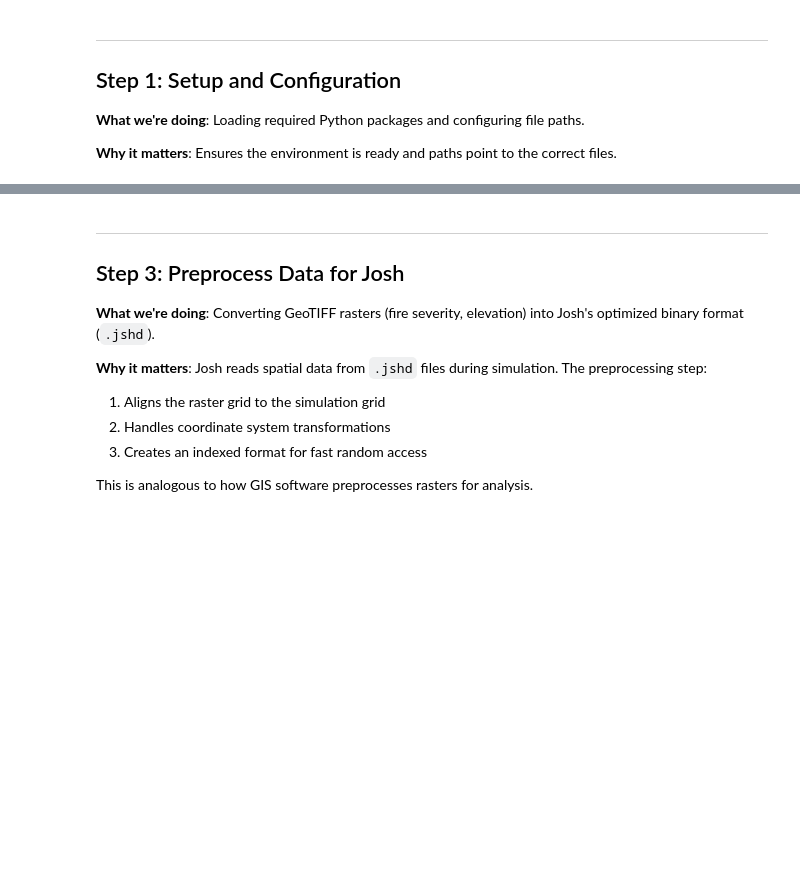
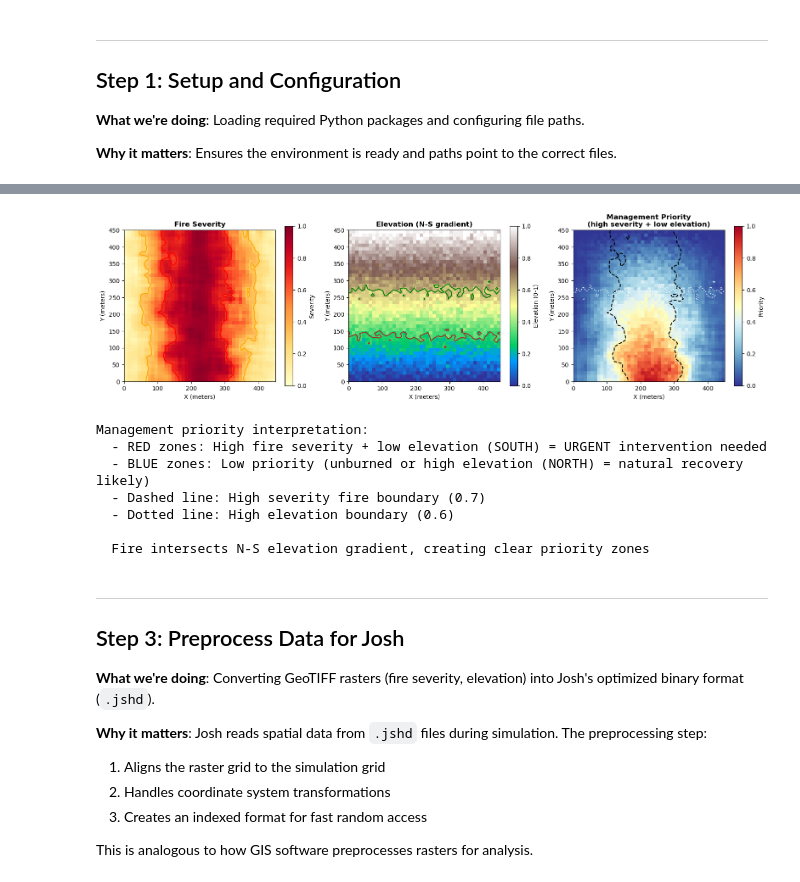
Before and after one commit to SchmidtDSE/josh-toolbox-demo, a Jupyter notebook: demo_workflow.ipynb, the cells around one changed output, grey strips where cells are left out. Cells and saved outputs as stored; diff of their text form; code cells hidden in the pictures; blank space fills up the shorter version.

```diff
--- a/demo_workflow.ipynb
+++ b/demo_workflow.ipynb
@@ -447,45 +575,53 @@ ax.set_title('Fire Severity', fontsize=12, fontweight='bold')
 ax.set_xlabel('X (meters)')
 ax.set_ylabel('Y (meters)')
 plt.colorbar(im, ax=ax, shrink=0.8, label='Severity')
 
-# Panel 2: Elevation (0-100% scale)
+# Panel 2: Elevation (0-1 ratio, N-S gradient)
 ax = axes[1]
-im = ax.imshow(elevation, cmap='terrain', vmin=0, vmax=100, origin='lower',
+im = ax.imshow(elevation, cmap='terrain', vmin=0, vmax=1, origin='lower',
                extent=[X_LOW, X_HIGH, Y_LOW, Y_HIGH])
 ax.contour(np.linspace(X_LOW, X_HIGH, N_COLS), np.linspace(Y_LOW, Y_HIGH, N_ROWS),
-           elevation, levels=[30, 60], colors=['brown', 'green'], linewidths=1.5)
-ax.set_title('Elevation', fontsize=12, fontweight='bold')
+           elevation, levels=[0.3, 0.6], colors=['brown', 'green'], linewidths=1.5)
+ax.set_title('Elevation (N-S gradient)', fontsize=12, fontweight='bold')
 ax.set_xlabel('X (meters)')
 ax.set_ylabel('Y (meters)')
-plt.colorbar(im, ax=ax, shrink=0.8, label='Elevation (%)')
+plt.colorbar(im, ax=ax, shrink=0.8, label='Elevation (0-1)')
 
 # Panel 3: Management Priority (fire severity * inverse elevation)
 # High priority = high severity AND low elevation
 # This is where invasives will take over without intervention
-# Scale elevation to 0-1 for calculation
-elevation_01 = elevation / 100
-management_priority = fire_severity * (1 - elevation_01)
+management_priority = fire_severity * (1 - elevation)
 ax = axes[2]
 im = ax.imshow(management_priority, cmap='RdYlBu_r', vmin=0, vmax=1, origin='lower',
                extent=[X_LOW, X_HIGH, Y_LOW, Y_HIGH])
 ax.contour(np.linspace(X_LOW, X_HIGH, N_COLS), np.linspace(Y_LOW, Y_HIGH, N_ROWS),
            fire_severity, levels=[0.7], colors=['black'], linestyles=['--'], linewidths=1.5)
 ax.contour(np.linspace(X_LOW, X_HIGH, N_COLS), np.linspace(Y_LOW, Y_HIGH, N_ROWS),
-           elevation, levels=[60], colors=['white'], linestyles=[':'], linewidths=1.5)
+           elevation, levels=[0.6], colors=['white'], linestyles=[':'], linewidths=1.5)
 ax.set_title('Management Priority\n(high severity + low elevation)', fontsize=12, fontweight='bold')
 ax.set_xlabel('X (meters)')
 ax.set_ylabel('Y (meters)')
 plt.colorbar(im, ax=ax, shrink=0.8, label='Priority')
 
 plt.tight_layout()
 plt.savefig('analysis/figures/inputs/all_inputs_preview.png', dpi=150, bbox_inches='tight')
 plt.show()
 
 print("\nManagement priority interpretation:")
-print("  - RED zones: High fire severity + low elevation = URGENT intervention needed")
-print("  - BLUE zones: Low priority (unburned or high elevation = natural recovery likely)")
+print("  - RED zones: High fire severity + low elevation (SOUTH) = URGENT intervention needed")
+print("  - BLUE zones: Low priority (unburned or high elevation (NORTH) = natural recovery likely)")
 print("  - Dashed line: High severity fire boundary (0.7)")
-print("  - Dotted line: High elevation boundary (60%)")
+print("  - Dotted line: High elevation boundary (0.6)")
+print("\n  Fire intersects N-S elevation gradient, creating clear priority zones")
+# %% [output]
+[figure, added]
+Management priority interpretation:
+  - RED zones: High fire severity + low elevation (SOUTH) = URGENT intervention needed
+  - BLUE zones: Low priority (unburned or high elevation (NORTH) = natural recovery likely)
+  - Dashed line: High severity fire boundary (0.7)
+  - Dotted line: High elevation boundary (0.6)
+
+  Fire intersects N-S elevation gradient, creating clear priority zones
 # %% [markdown]
 ---
 
```
Also changed, not shown: parts of 24 cells of this notebook.
